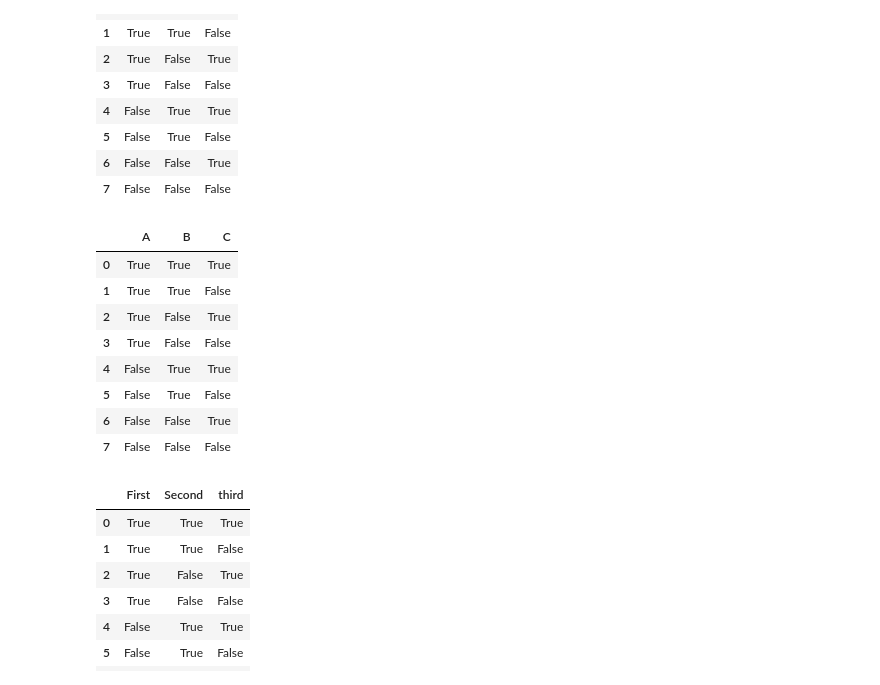
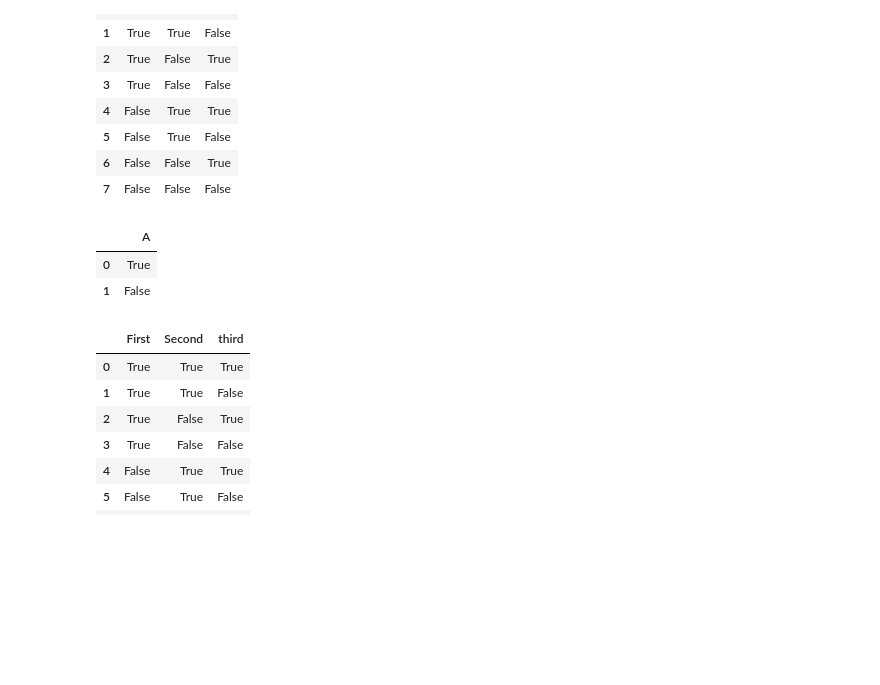
Before and after one commit to leomariga/pyTruthTable, a Jupyter notebook: logictable.ipynb, the cells around one changed output. Drawn from its saved outputs; the diff is of its cells as text; code cells hidden in the pictures; blank space fills up the shorter version.

```diff
--- a/logictable.ipynb
+++ b/logictable.ipynb
@@ -26,21 +26,13 @@ t_table.table_df
 | 6 | False | False | True |
 | 7 | False | False | False |
 # %%
-t_table = ptt.PyTruthTable(["A", "B", "C"])
-
-#t_table.append("implies", "A", -1)
-#t_table.append("equals", "B", -1)
+t_table = ptt.PyTruthTable(["A"])
+t_table.append("or", 0, 0)
 t_table.table_df
 # %% [output]
-|  | A | B | C |
-| 0 | True | True | True |
-| 1 | True | True | False |
-| 2 | True | False | True |
-| 3 | True | False | False |
-| 4 | False | True | True |
-| 5 | False | True | False |
-| 6 | False | False | True |
-| 7 | False | False | False |
+|  | A |
+| 0 | True |
+| 1 | False |
 # %%
 t_table.generator(["First", "Second", "third"])
 # %% [output]
```
Also changed, not shown: parts of 1 cell of this notebook, 4 other files.
